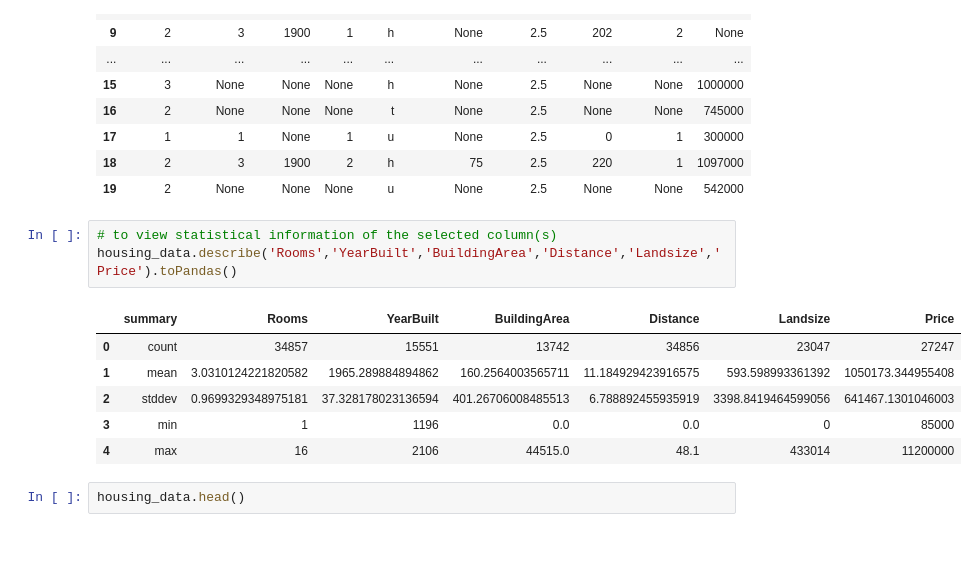
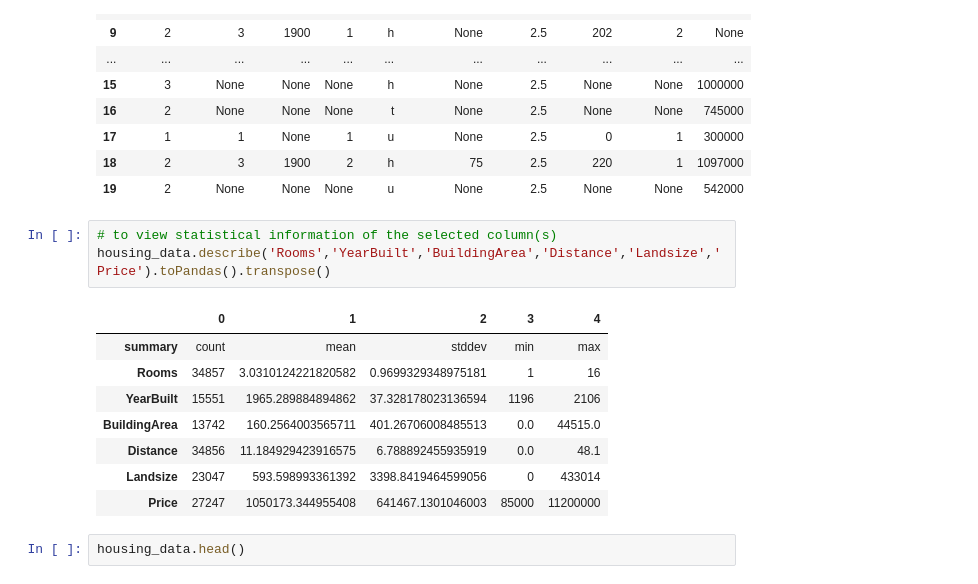
Before and after one commit to misl938/BDAS_misl938, a Jupyter notebook: Iteration4_misl938.ipynb, the cells around one changed output. Cells and saved outputs as stored; diff of their text form; blank space fills up the shorter version.

```diff
--- a/Iteration4_misl938.ipynb
+++ b/Iteration4_misl938.ipynb
@@ -265,14 +267,16 @@ housing_data.select('Rooms','Bedroom2','YearBuilt','Car','Type','BuildingArea','
 | 19 | 2 | None | None | None | u | None | 2.5 | None | None | 542000 |
 # %%
 # to view statistical information of the selected column(s)
-housing_data.describe('Rooms','YearBuilt','BuildingArea','Distance','Landsize','Price').toPandas()
+housing_data.describe('Rooms','YearBuilt','BuildingArea','Distance','Landsize','Price').toPandas().transpose()
 # %% [output]
-|  | summary | Rooms | YearBuilt | BuildingArea | Distance | Landsize | Price |
-| 0 | count | 34857 | 15551 | 13742 | 34856 | 23047 | 27247 |
-| 1 | mean | 3.0310124221820582 | 1965.289884894862 | 160.2564003565711 | 11.184929423916575 | 593.598993361392 | 1050173.344955408 |
-| 2 | stddev | 0.9699329348975181 | 37.328178023136594 | 401.26706008485513 | 6.788892455935919 | 3398.8419464599056 | 641467.1301046003 |
-| 3 | min | 1 | 1196 | 0.0 | 0.0 | 0 | 85000 |
-| 4 | max | 16 | 2106 | 44515.0 | 48.1 | 433014 | 11200000 |
+|  | 0 | 1 | 2 | 3 | 4 |
+| summary | count | mean | stddev | min | max |
+| Rooms | 34857 | 3.0310124221820582 | 0.9699329348975181 | 1 | 16 |
+| YearBuilt | 15551 | 1965.289884894862 | 37.328178023136594 | 1196 | 2106 |
+| BuildingArea | 13742 | 160.2564003565711 | 401.26706008485513 | 0.0 | 44515.0 |
+| Distance | 34856 | 11.184929423916575 | 6.788892455935919 | 0.0 | 48.1 |
+| Landsize | 23047 | 593.598993361392 | 3398.8419464599056 | 0 | 433014 |
+| Price | 27247 | 1050173.344955408 | 641467.1301046003 | 85000 | 11200000 |
 # %%
 housing_data.head()
 # %% [output]
```
Also changed, not shown: parts of 25 cells of this notebook.
